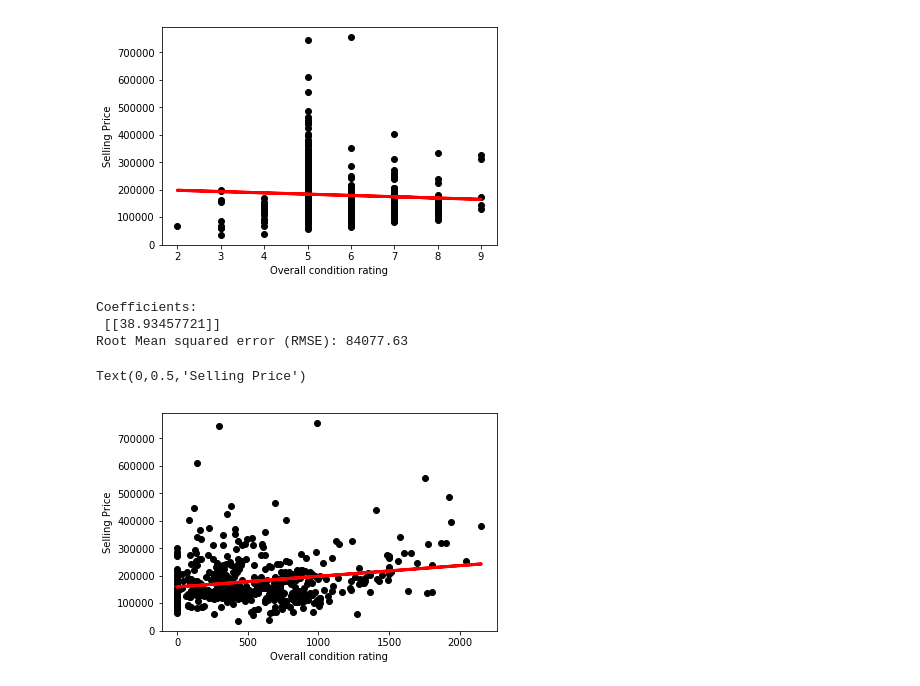
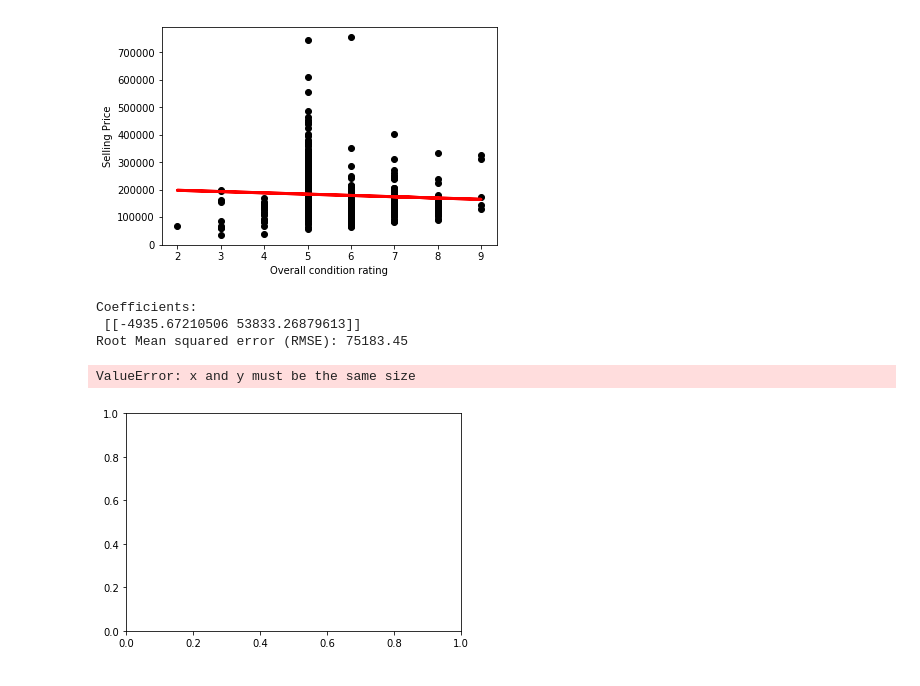
Before and after one commit to catherinezhou1/GSTEM, a Jupyter notebook: my-notebook/ House Prices Advanced Regression Techniques.ipynb, the cells around one changed output. Drawn from its saved outputs; the diff is of its cells as text; code cells hidden in the pictures.

```diff
--- a/my-notebook/ House Prices Advanced Regression Techniques.ipynb
+++ b/my-notebook/ House Prices Advanced Regression Techniques.ipynb
@@ -242,32 +213,27 @@ Root Mean squared error (RMSE): 85347.52
 Text(0,0.5,'Selling Price')
 [figure]
 # %%
-# Set x and y axes
-x = data[[""]]
+x = data[["OverallCond", "Fireplaces"]]
 y = data[['SalePrice']]
 
-# Split the data into the training and validation
 x_train, x_validation, y_train, y_validation = train_test_split(x, y, test_size = 0.33, random_state = 42)
-# 0.33 = 33% saved for validation
-# 0.67 = 67% saved for train
 
-# linear regression model of training set
 regr = linear_model.LinearRegression()
 regr.fit(x_train, y_train)
 print('Coefficients: \n', regr.coef_)
 print("Root Mean squared error (RMSE): %.2f" % np.sqrt(np.mean((regr.predict(x_validation) - y_validation) ** 2)))
 #print("Mean squared error (RMSE): %.2f" % np.sqrt(mean_squared_error(y_validation,regr.predict(x_validation))))
 #print('R^2: %.2f' % regr.score(x_train, y_train))
 
 
 ax = plt.subplot(111)
 plt.scatter(x_validation, y_validation, color = 'black')
 plt.plot(x_validation, regr.predict(x_validation), color = 'red', linewidth = 3)
 ax.set_xlabel("")
 ax.set_ylabel("Selling Price")
 # %% [output]
 Coefficients:
- [[38.93457721]]
-Root Mean squared error (RMSE): 84077.63
+ [[-4935.67210506 53833.26879613]]
+Root Mean squared error (RMSE): 75183.45
-Text(0,0.5,'Selling Price')
+ValueError: x and y must be the same size
-[figure, old version]
+[figure, new version]
```
Also changed, not shown: parts of 8 cells of this notebook.
